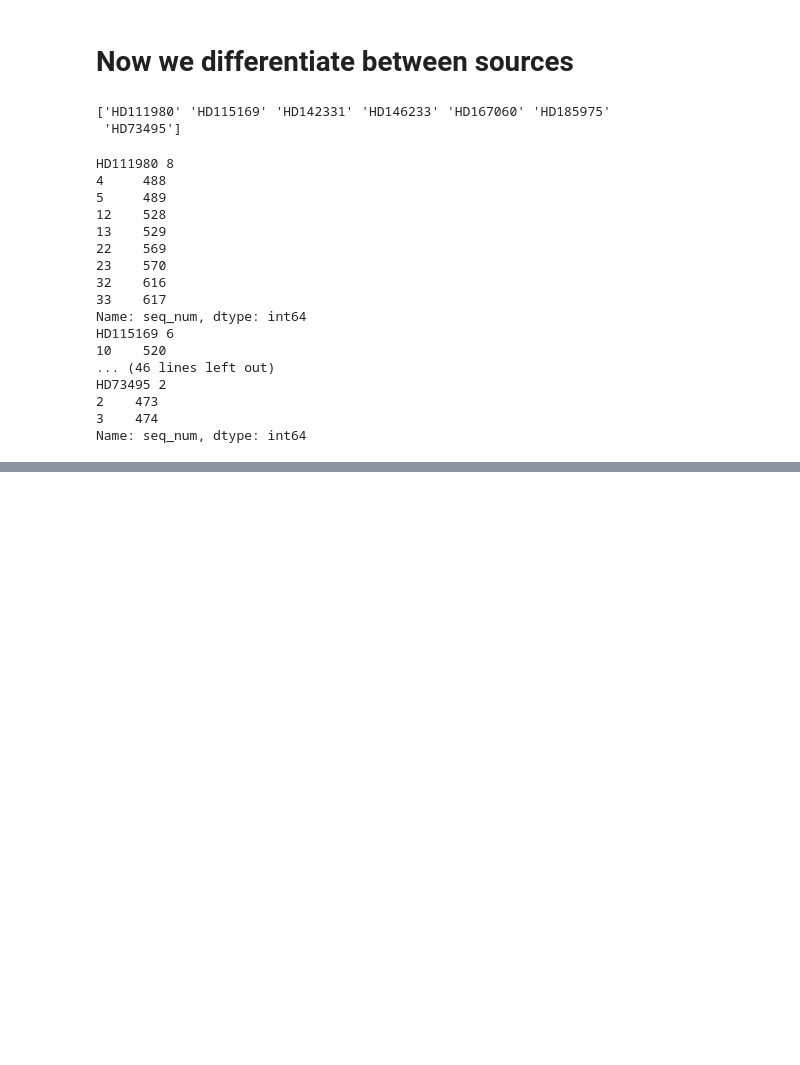
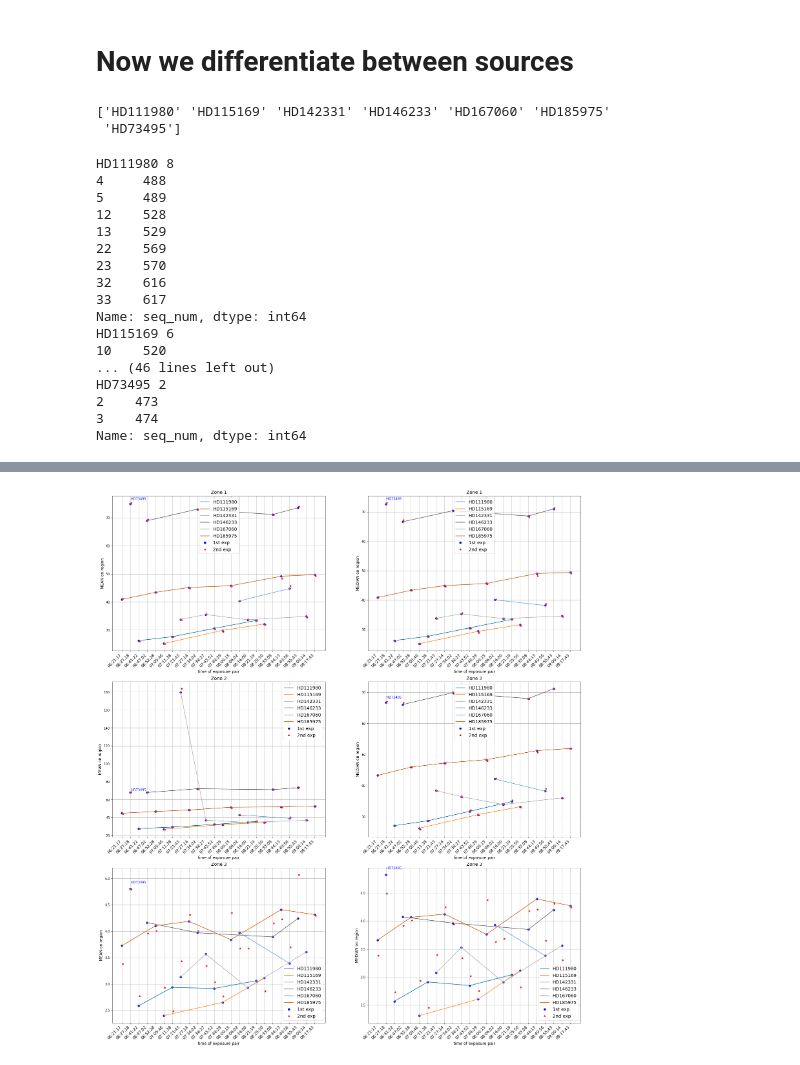
Before and after one commit to mrmonroy/AuxTel_night_stability, a Jupyter notebook: exposure_ratio.ipynb, the cells around one changed output, grey strips where cells are left out. Drawn from its saved outputs; the diff is of its cells as text; code cells hidden in the pictures; blank space fills up the shorter version.

```diff
--- a/exposure_ratio.ipynb
+++ b/exposure_ratio.ipynb
@@ -749,0 +464,61 @@ HD73495
+# %%
+
+fig,axs = plt.subplots(n_zones,len(metrics),figsize=(26,30))
+
+
+for im,m in enumerate(metrics):
+    dict_ = eval('dict_{0}s_zones'.format(m))
+    for iz in range(1,n_zones+1):
+
+        for source in sources:
+            #print(source)
+
+            svec_ = np.array(df_time["target"])
+            source_mask = svec_==source
+            source_mask_ = []
+            for sm in range(int(len(source_mask)/2)):
+                source_mask_.append(source_mask[2*sm])
+            source_mask_ = np.array(source_mask_)
+
+            seq_nums_ts = np.array(df_time[source_mask]["seq_num"])
+            np.diff(seq_nums_t)
+            pairs_ts = []
+            for i in range(len(seq_nums_ts)-1):
+                if seq_nums_ts[i+1]-seq_nums_ts[i]==1:
+                    pairs_ts.append((seq_nums_ts[i],seq_nums_ts[i+1]))
+            pairs_ts = np.array(pairs_ts)
+
+            obs_timess = obs_times[source_mask_]
+
+            x_ts = x_t[source_mask_]
+
+            m1_ = []
+            m2_ = []
+            for i,p_ in enumerate(pairs_ts):
+                p_ = tuple(p_)
+
+                axs[iz-1,im].scatter(x_ts[i],dict_[p_,iz][0],marker='o',color='b')
+                axs[iz-1,im].scatter(x_ts[i]+0.1,dict_[p_,iz][1],marker='*',color='r')
+
+                m1_.append(dict_[p_,iz][0])
+                m2_.append(dict_[p_,iz][1])
+            m1_ = np.array(m1_)
+            m2_ = np.array(m2_)
+
+            if len(m1_)>1:
+                axs[iz-1,im].plot(x_ts,m1_,ls='-',marker='',alpha=1.0,label=source)
+            else:
+                axs[iz-1,im].text(x_ts+0.05,m1_+m1_*0.02,source,color='b',zorder=-1)
+
+        axs[iz-1,im].plot([],[],ls='',marker='o',color='b',label='1st exp')
+        axs[iz-1,im].plot([],[],ls='',marker='*',color='r',label='2nd exp')
+        #axs[iz-1,im].set_ylim(20.,100.)
+        axs[iz-1,im].grid()
+        axs[iz-1,im].set_xlabel('time of exposure pair',fontsize=12)
+        axs[iz-1,im].set_ylabel('{0} on region'.format(m.upper()),fontsize=12)
+        axs[iz-1,im].set_xticks(ticks=x_t)
+        axs[iz-1,im].set_xticklabels(labels=obs_times,rotation=45.,ha='right',fontsize=12)
+        axs[iz-1,im].set_title('Zone {0}'.format(iz),fontsize=14)
+        axs[iz-1,im].legend(loc="best",fontsize=14)
+# %% [output]
+[figure, added]
```
Also changed, not shown: parts of 25 cells of this notebook.
